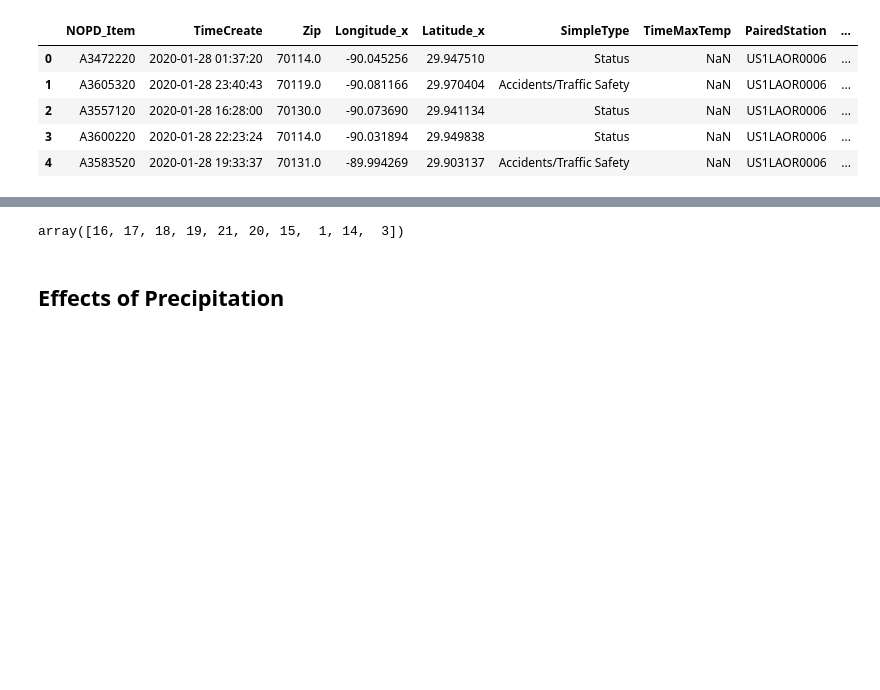
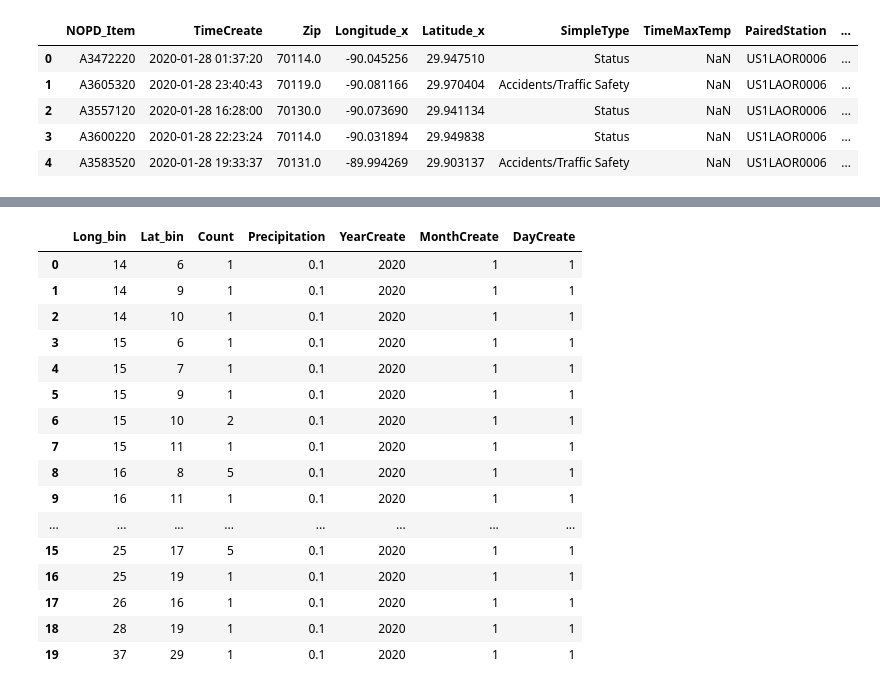
Before and after one commit to outlawhayden/weather-crime, a Jupyter notebook: notebooks/model_playground.ipynb, the cells around one changed output, grey strips where cells are left out. Saved outputs shown, nothing was run; the diff lists cells and outputs as text; code cells hidden in the pictures; blank space fills up the shorter version.

```diff
--- a/notebooks/model_playground.ipynb
+++ b/notebooks/model_playground.ipynb
@@ -760,15 +765,30 @@ cfs_ml.head()
 # %%
 
-cfs_ml_precip = cfs_ml[cfs_ml["Precipitation"] == 0]
+cfs_ml_precip = cfs_ml[cfs_ml["Precipitation"] > 0]
 
 cfs_ml_precip_counts = cfs_ml_precip[["DateCreate", "Long_bin", "Lat_bin", "NOPD_Item"]].groupby(by = ["DateCreate", "Long_bin", "Lat_bin"]).count().reset_index()
 
 
-c#fs_ml_precip_counts = cfs_ml_precip_counts.merge(cfs_ml_precip[["DateCreate", "Precipitation"]].groupby(by = "DateCreate").max(), how = 'left', on = "DateCreate", indicator = False, validate = "many_to_many")
+cfs_ml_precip_counts = cfs_ml_precip_counts.merge(cfs_ml_precip[["DateCreate", "Precipitation", "YearCreate", "MonthCreate", "DayCreate"]].groupby(by = "DateCreate").max(), how = 'left', on = "DateCreate",
+                                                  indicator = False, validate = "many_to_many").drop(["DateCreate"], axis = 1)
 
-
-cfs_ml_precip_counts["Lat_bin"].unique()
+cfs_ml_precip_counts.columns = ['Long_bin', 'Lat_bin', 'Count', 'Precipitation', 'YearCreate', 'MonthCreate', 'DayCreate']
+cfs_ml_precip_counts.head(20)
 # %% [output]
-array([16, 17, 18, 19, 21, 20, 15,  1, 14,  3])
+|  | Long_bin | Lat_bin | Count | Precipitation | YearCreate | MonthCreate | DayCreate |
+| 0 | 14 | 6 | 1 | 0.1 | 2020 | 1 | 1 |
+| 1 | 14 | 9 | 1 | 0.1 | 2020 | 1 | 1 |
+| 2 | 14 | 10 | 1 | 0.1 | 2020 | 1 | 1 |
+| 3 | 15 | 6 | 1 | 0.1 | 2020 | 1 | 1 |
+| 4 | 15 | 7 | 1 | 0.1 | 2020 | 1 | 1 |
+| 5 | 15 | 9 | 1 | 0.1 | 2020 | 1 | 1 |
+| 6 | 15 | 10 | 2 | 0.1 | 2020 | 1 | 1 |
+| 7 | 15 | 11 | 1 | 0.1 | 2020 | 1 | 1 |
+| 8 | 16 | 8 | 5 | 0.1 | 2020 | 1 | 1 |
+| 9 | 16 | 11 | 1 | 0.1 | 2020 | 1 | 1 |
+| ... | ... | ... | ... | ... | ... | ... | ... |
+| 15 | 25 | 17 | 5 | 0.1 | 2020 | 1 | 1 |
+| 16 | 25 | 19 | 1 | 0.1 | 2020 | 1 | 1 |
+| 17 | 26 | 16 | 1 | 0.1 | 2020 | 1 | 1 |
+| 18 | 28 | 19 | 1 | 0.1 | 2020 | 1 | 1 |
+| 19 | 37 | 29 | 1 | 0.1 | 2020 | 1 | 1 |
-# %% [markdown]
-## Effects of Precipitation
```
Also changed, not shown: parts of 14 cells of this notebook.
